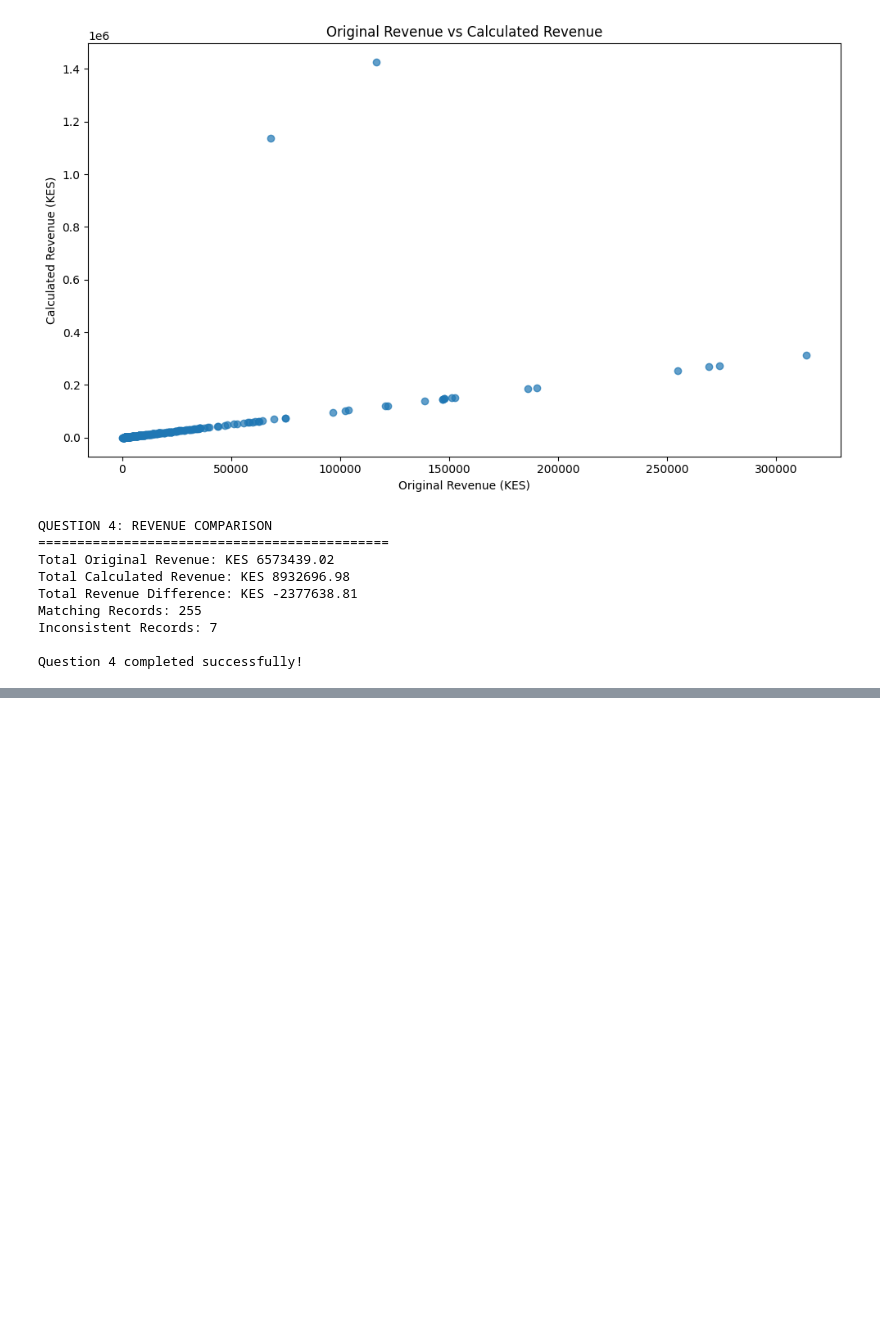
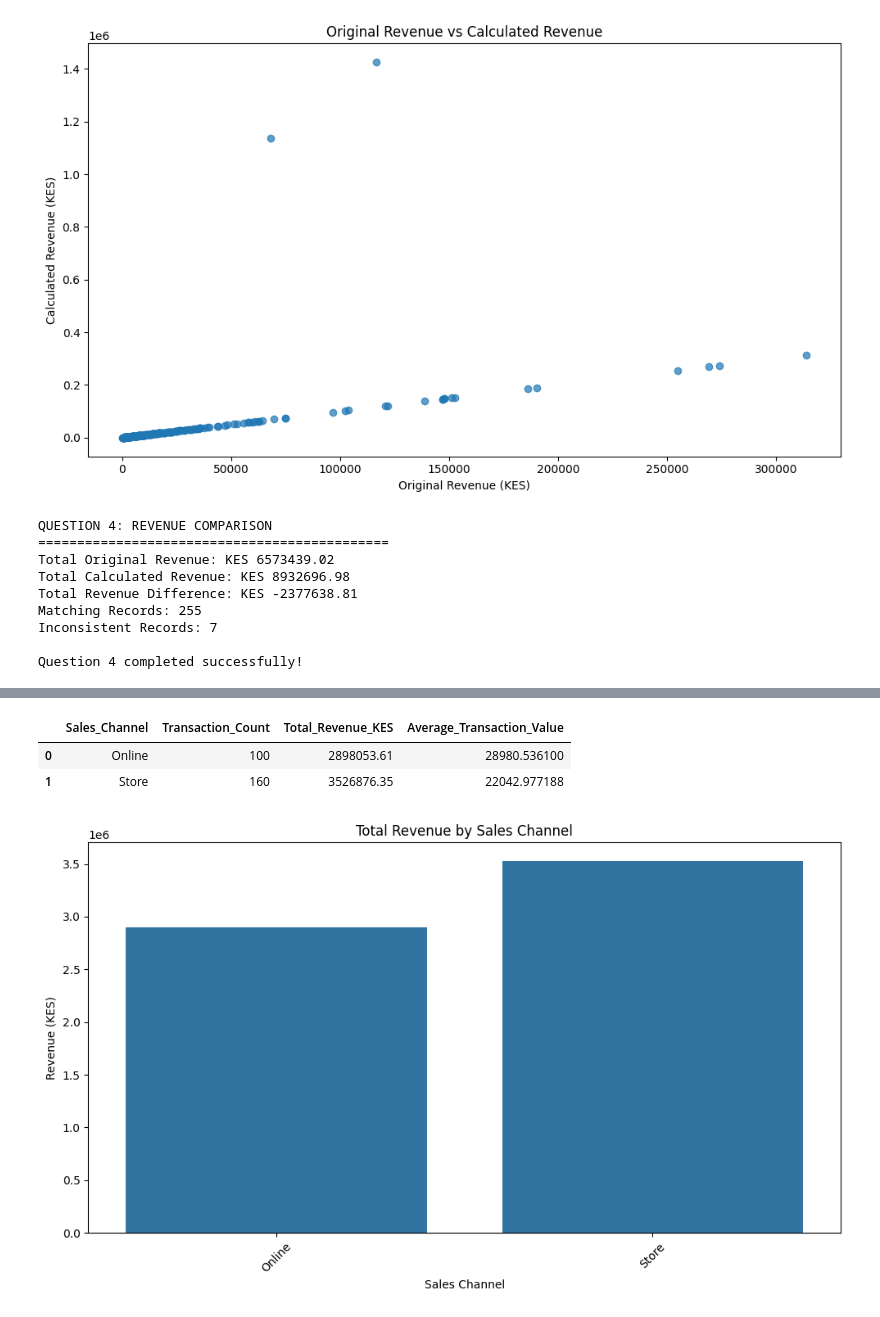
Before and after one commit to Blackk-dotcom/Data-Science-project, a Jupyter notebook: Assignment_2.ipynb, the cells around one changed output, grey strips where cells are left out. Cells and saved outputs as stored; diff of their text form; code cells hidden in the pictures; blank space fills up the shorter version.

```diff
--- a/Assignment_2.ipynb
+++ b/Assignment_2.ipynb
@@ -721,0 +1058,11 @@ Question 4 completed successfully!
+# %%
+sales_data["Date"] = pd.to_datetime(
+    sales_data["Date"], errors="coerce"
+)
+
+# Remove records with invalid dates for time analysis only
+time_data = sales_data.dropna(subset=["Date"]).copy()
+
+time_data["Month"] = time_data["Date"].dt.to_period("M").astype(str)
+
+time_data["Day"] = time_data["Date"].dt.date
@@ -721,0 +1163,29 @@ Question 4 completed successfully!
+# %%
+channel_comparison = sales_data.groupby("Sales_Channel").agg(
+    Transaction_Count=("Transaction_ID", "nunique"),
+    Total_Revenue_KES=("Revenue_KES", "sum"),
+    Average_Transaction_Value=("Revenue_KES", "mean")
+).reset_index()
+
+display(channel_comparison)
+# %% [output]
+|  | Sales_Channel | Transaction_Count | Total_Revenue_KES | Average_Transaction_Value |
+| 0 | Online | 100 | 2898053.61 | 28980.536100 |
+| 1 | Store | 160 | 3526876.35 | 22042.977188 |
+# %%
+plt.figure(figsize=(10, 6))
+
+sns.barplot(
+    data=channel_comparison,
+    x="Sales_Channel",
+    y="Total_Revenue_KES"
+)
+
+plt.title("Total Revenue by Sales Channel")
+plt.xlabel("Sales Channel")
+plt.ylabel("Revenue (KES)")
+plt.xticks(rotation=45)
+plt.tight_layout()
+plt.show()
+# %% [output]
+[figure, added]
```
Also changed, not shown: parts of 46 cells of this notebook.
